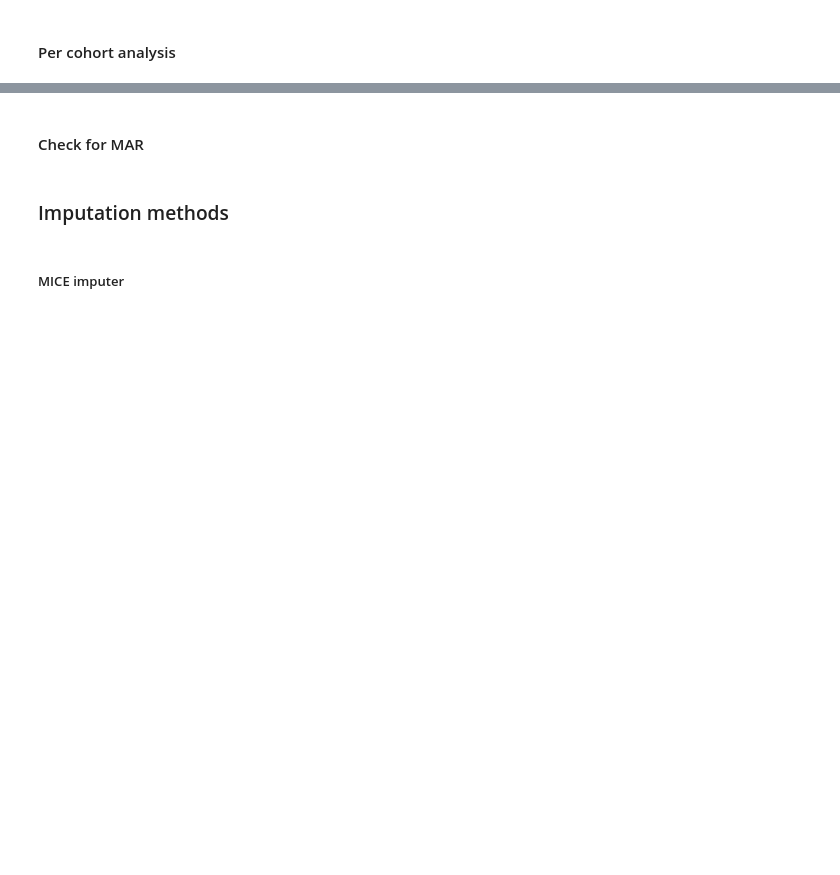
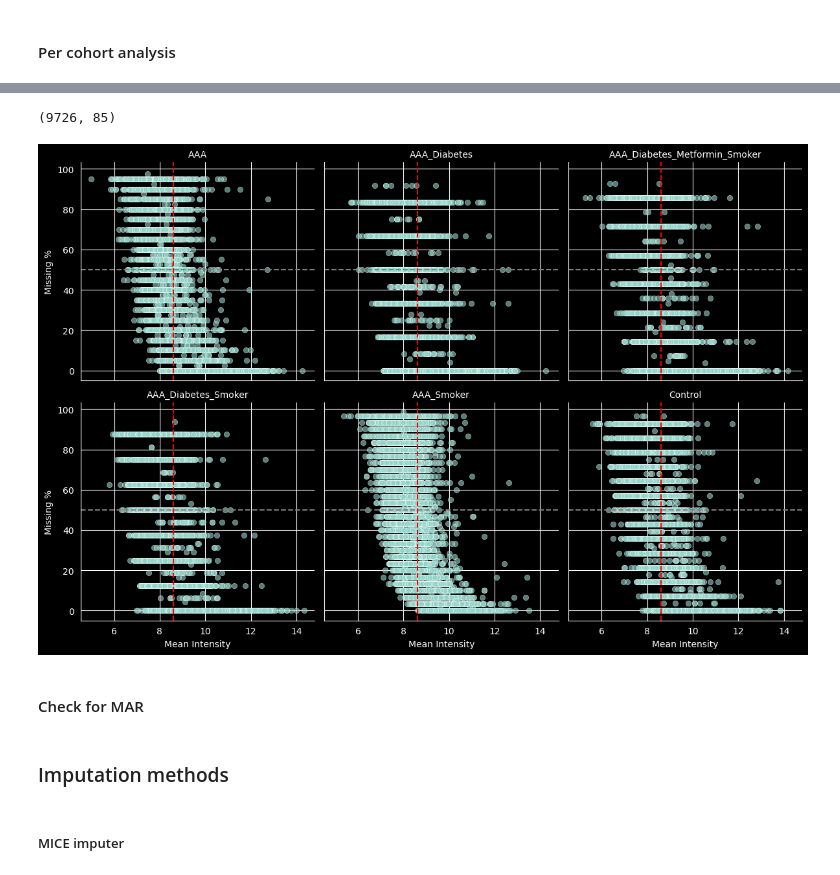
Before and after one commit to paulaliv/AAA_project, a Jupyter notebook: Tissue_preprocessing.ipynb, the cells around one changed output, grey strips where cells are left out. Cells and saved outputs as stored; diff of their text form; code cells hidden in the pictures; blank space fills up the shorter version.

```diff
--- a/Tissue_preprocessing.ipynb
+++ b/Tissue_preprocessing.ipynb
@@ -428,0 +560,4 @@ dtype: float64
+# %%
+tissue_labels = tissue_labels[tissue_labels['Sample'].isin(matched_samples)]
+print(tissue_labels.head())
+print(len(tissue_labels))
@@ -428,0 +572,14 @@ dtype: float64
+# %%
+tissue_labels = tissue_labels.set_index("Sample")
+tissue_labels = tissue_labels['Cohort Name']
+# %%
+tissue_data_1 = tissue_data.set_index("Genes")
+expr_t = tissue_data_1.T
+#print(expr_t.head())
+print(expr_t.shape)
+expr_t["cohort"] = tissue_labels
+
+missing_by_cohort = expr_t.groupby("cohort").apply(lambda df: df.drop(columns="cohort").isna().mean())
+#print(missing_by_cohort.head())
+
+missing_by_cohort = missing_by_cohort.T
@@ -429,3 +632,51 @@ dtype: float64
+# %%
+print(tissue_data_1.shape)
+# %% [output]
+(9726, 85)
+# %%
+expression_T = tissue_data_1.T.copy().reset_index(drop=True)
+
+expression_T['cohort'] = tissue_labels.values
+
+long_df = expression_T.melt(id_vars='cohort', var_name='protein', value_name='intensity')
+
+summary_df = (
+    long_df
+    .groupby(['protein', 'cohort'])
+    .agg(
+        mean_intensity=('intensity', 'mean'),
+        missing_percent=('intensity', lambda x: x.isna().mean() * 100)
+    )
+    .reset_index()
+)
+
+g = sns.FacetGrid(
+    summary_df,
+    col="cohort",
+    col_wrap=3,
+    sharex=True,
+    sharey=True,
+    height=4
+)
+
+g.map_dataframe(
+    sns.scatterplot,
+    x='mean_intensity',
+    y='missing_percent',
+    alpha=0.6
+)
+
+for ax in g.axes.flat:
+    ax.axhline(50, color='gray', linestyle='--')
+    ax.axvline(summary_df['mean_intensity'].mean(), color='red', linestyle='--')
+
+g.set_axis_labels("Mean Intensity", "Missing %")
+g.set_titles(col_template="{col_name}")
+
+plt.tight_layout()
+plt.show()
+# %% [output]
+[figure, added]
 # %% [markdown]
 #### Check for MAR
 # %% [markdown]
```
Also changed, not shown: parts of 18 cells of this notebook, 1 other file.
